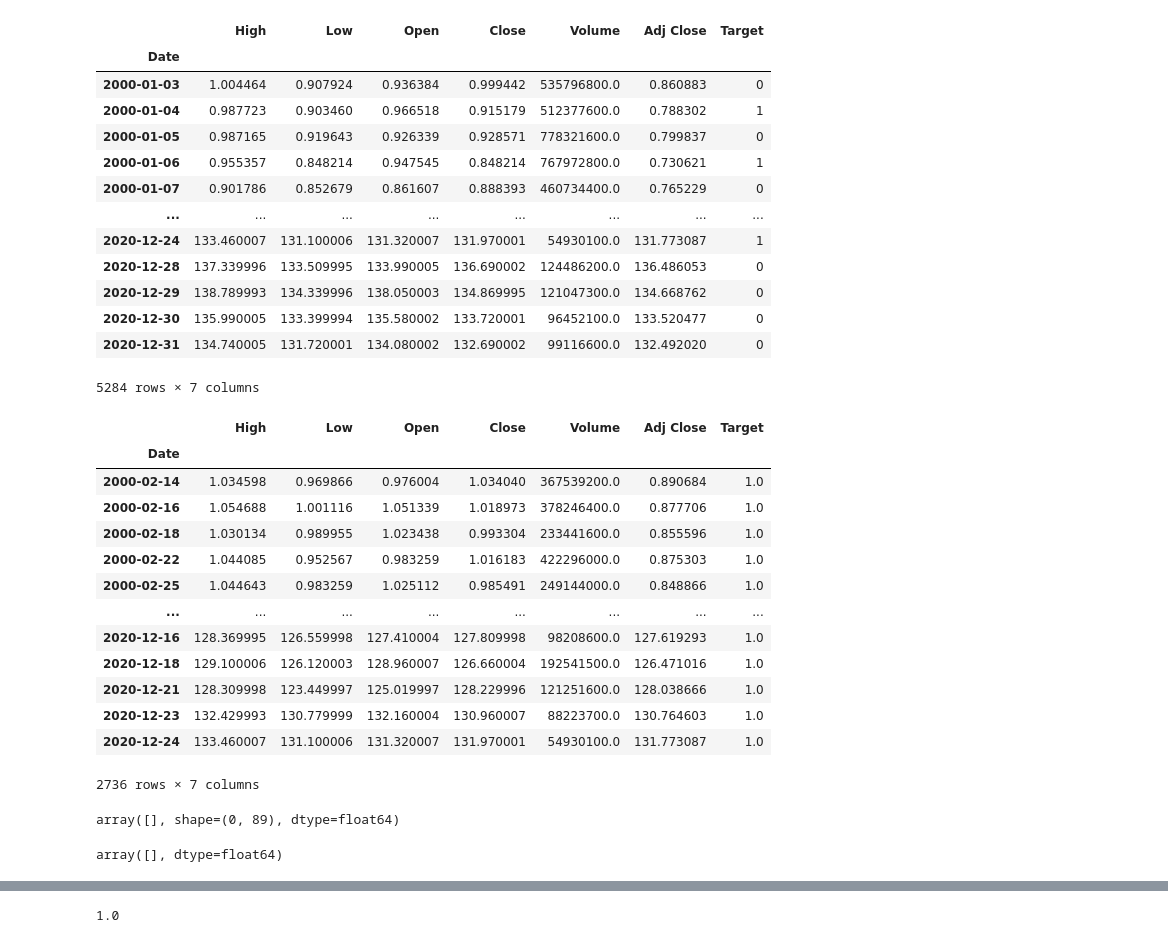
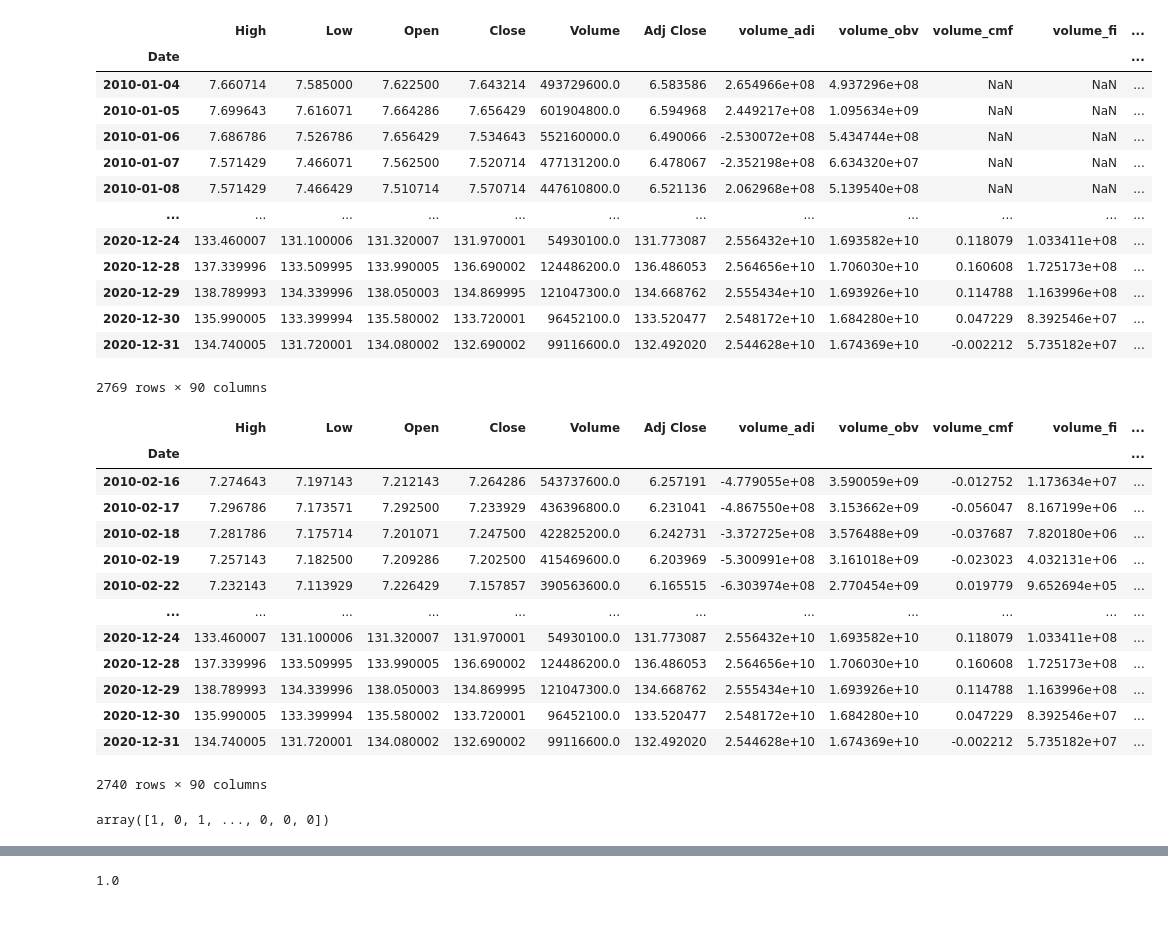
Before and after one commit to sergiocabrales/python, a Jupyter notebook: MachineLearning2.ipynb, the cells around one changed output, grey strips where cells are left out. Saved outputs shown, nothing was run; the diff lists cells and outputs as text; code cells hidden in the pictures.

```diff
--- a/MachineLearning2.ipynb
+++ b/MachineLearning2.ipynb
@@ -23,7 +31,7 @@ from ta import add_all_ta_features
 from ta.utils import dropna
 # %%
 # Get the stock quote
-df = web.DataReader('AAPL', data_source='yahoo',start='2000-01-01', end='2021-01-01')
+df = web.DataReader('AAPL', data_source='yahoo',start='2010-01-01', end='2021-01-01')
 df
 # %% [output]
 |  | High | Low | Open | Close | Volume | Adj Close |
@@ -85,41 +68,42 @@ df
 # %%
 # Create the Target column
-df['Target'] = np.where(df['Close'].shift(-1) > df['Close'], 1, 0)
+# df['Target'] = np.where(df['Close'].shift(-1) > df['Close'], 1, 0)
+df['Target'] = np.where(df['Close'] > df['Open'], 1, 0)
 # Show the data
 df
 # %% [output]
-|  | High | Low | Open | Close | Volume | Adj Close | Target |
-| Date |  |  |  |  |  |  |  |
-| 2000-01-03 | 1.004464 | 0.907924 | 0.936384 | 0.999442 | 535796800.0 | 0.860883 | 0 |
-| 2000-01-04 | 0.987723 | 0.903460 | 0.966518 | 0.915179 | 512377600.0 | 0.788302 | 1 |
-| 2000-01-05 | 0.987165 | 0.919643 | 0.926339 | 0.928571 | 778321600.0 | 0.799837 | 0 |
-| 2000-01-06 | 0.955357 | 0.848214 | 0.947545 | 0.848214 | 767972800.0 | 0.730621 | 1 |
-| 2000-01-07 | 0.901786 | 0.852679 | 0.861607 | 0.888393 | 460734400.0 | 0.765229 | 0 |
-| ... | ... | ... | ... | ... | ... | ... | ... |
-| 2020-12-24 | 133.460007 | 131.100006 | 131.320007 | 131.970001 | 54930100.0 | 131.773087 | 1 |
-| 2020-12-28 | 137.339996 | 133.509995 | 133.990005 | 136.690002 | 124486200.0 | 136.486053 | 0 |
-| 2020-12-29 | 138.789993 | 134.339996 | 138.050003 | 134.869995 | 121047300.0 | 134.668762 | 0 |
-| 2020-12-30 | 135.990005 | 133.399994 | 135.580002 | 133.720001 | 96452100.0 | 133.520477 | 0 |
-| 2020-12-31 | 134.740005 | 131.720001 | 134.080002 | 132.690002 | 99116600.0 | 132.492020 | 0 |
+|  | High | Low | Open | Close | Volume | Adj Close | volume_adi | volume_obv | volume_cmf | volume_fi | ... |
+| Date |  |  |  |  |  |  |  |  |  |  | ... |
+| 2010-01-04 | 7.660714 | 7.585000 | 7.622500 | 7.643214 | 493729600.0 | 6.583586 | 2.654966e+08 | 4.937296e+08 | NaN | NaN | ... |
+| 2010-01-05 | 7.699643 | 7.616071 | 7.664286 | 7.656429 | 601904800.0 | 6.594968 | 2.449217e+08 | 1.095634e+09 | NaN | NaN | ... |
+| 2010-01-06 | 7.686786 | 7.526786 | 7.656429 | 7.534643 | 552160000.0 | 6.490066 | -2.530072e+08 | 5.434744e+08 | NaN | NaN | ... |
+| 2010-01-07 | 7.571429 | 7.466071 | 7.562500 | 7.520714 | 477131200.0 | 6.478067 | -2.352198e+08 | 6.634320e+07 | NaN | NaN | ... |
+| 2010-01-08 | 7.571429 | 7.466429 | 7.510714 | 7.570714 | 447610800.0 | 6.521136 | 2.062968e+08 | 5.139540e+08 | NaN | NaN | ... |
+| ... | ... | ... | ... | ... | ... | ... | ... | ... | ... | ... | ... |
+| 2020-12-24 | 133.460007 | 131.100006 | 131.320007 | 131.970001 | 54930100.0 | 131.773087 | 2.556432e+10 | 1.693582e+10 | 0.118079 | 1.033411e+08 | ... |
+| 2020-12-28 | 137.339996 | 133.509995 | 133.990005 | 136.690002 | 124486200.0 | 136.486053 | 2.564656e+10 | 1.706030e+10 | 0.160608 | 1.725173e+08 | ... |
+| 2020-12-29 | 138.789993 | 134.339996 | 138.050003 | 134.869995 | 121047300.0 | 134.668762 | 2.555434e+10 | 1.693926e+10 | 0.114788 | 1.163996e+08 | ... |
+| 2020-12-30 | 135.990005 | 133.399994 | 135.580002 | 133.720001 | 96452100.0 | 133.520477 | 2.548172e+10 | 1.684280e+10 | 0.047229 | 8.392546e+07 | ... |
+| 2020-12-31 | 134.740005 | 131.720001 | 134.080002 | 132.690002 | 99116600.0 | 132.492020 | 2.544628e+10 | 1.674369e+10 | -0.002212 | 5.735182e+07 | ... |
-5284 rows × 7 columns
+2769 rows × 90 columns
 # %%
 #Remove the first 29 days of data
 df = df[29:]
 # Clean NaN values
-df = dropna(df)
+# df = dropna(df)
 df
 # %% [output]
-|  | High | Low | Open | Close | Volume | Adj Close | Target |
-| Date |  |  |  |  |  |  |  |
-| 2000-02-14 | 1.034598 | 0.969866 | 0.976004 | 1.034040 | 367539200.0 | 0.890684 | 1.0 |
-| 2000-02-16 | 1.054688 | 1.001116 | 1.051339 | 1.018973 | 378246400.0 | 0.877706 | 1.0 |
-| 2000-02-18 | 1.030134 | 0.989955 | 1.023438 | 0.993304 | 233441600.0 | 0.855596 | 1.0 |
-| 2000-02-22 | 1.044085 | 0.952567 | 0.983259 | 1.016183 | 422296000.0 | 0.875303 | 1.0 |
-| 2000-02-25 | 1.044643 | 0.983259 | 1.025112 | 0.985491 | 249144000.0 | 0.848866 | 1.0 |
-| ... | ... | ... | ... | ... | ... | ... | ... |
-| 2020-12-16 | 128.369995 | 126.559998 | 127.410004 | 127.809998 | 98208600.0 | 127.619293 | 1.0 |
-| 2020-12-18 | 129.100006 | 126.120003 | 128.960007 | 126.660004 | 192541500.0 | 126.471016 | 1.0 |
-| 2020-12-21 | 128.309998 | 123.449997 | 125.019997 | 128.229996 | 121251600.0 | 128.038666 | 1.0 |
-| 2020-12-23 | 132.429993 | 130.779999 | 132.160004 | 130.960007 | 88223700.0 | 130.764603 | 1.0 |
-| 2020-12-24 | 133.460007 | 131.100006 | 131.320007 | 131.970001 | 54930100.0 | 131.773087 | 1.0 |
+|  | High | Low | Open | Close | Volume | Adj Close | volume_adi | volume_obv | volume_cmf | volume_fi | ... |
+| Date |  |  |  |  |  |  |  |  |  |  | ... |
+| 2010-02-16 | 7.274643 | 7.197143 | 7.212143 | 7.264286 | 543737600.0 | 6.257191 | -4.779055e+08 | 3.590059e+09 | -0.012752 | 1.173634e+07 | ... |
+| 2010-02-17 | 7.296786 | 7.173571 | 7.292500 | 7.233929 | 436396800.0 | 6.231041 | -4.867550e+08 | 3.153662e+09 | -0.056047 | 8.167199e+06 | ... |
+| 2010-02-18 | 7.281786 | 7.175714 | 7.201071 | 7.247500 | 422825200.0 | 6.242731 | -3.372725e+08 | 3.576488e+09 | -0.037687 | 7.820180e+06 | ... |
+| 2010-02-19 | 7.257143 | 7.182500 | 7.209286 | 7.202500 | 415469600.0 | 6.203969 | -5.300991e+08 | 3.161018e+09 | -0.023023 | 4.032131e+06 | ... |
+| 2010-02-22 | 7.232143 | 7.113929 | 7.226429 | 7.157857 | 390563600.0 | 6.165515 | -6.303974e+08 | 2.770454e+09 | 0.019779 | 9.652694e+05 | ... |
+| ... | ... | ... | ... | ... | ... | ... | ... | ... | ... | ... | ... |
+| 2020-12-24 | 133.460007 | 131.100006 | 131.320007 | 131.970001 | 54930100.0 | 131.773087 | 2.556432e+10 | 1.693582e+10 | 0.118079 | 1.033411e+08 | ... |
+| 2020-12-28 | 137.339996 | 133.509995 | 133.990005 | 136.690002 | 124486200.0 | 136.486053 | 2.564656e+10 | 1.706030e+10 | 0.160608 | 1.725173e+08 | ... |
+| 2020-12-29 | 138.789993 | 134.339996 | 138.050003 | 134.869995 | 121047300.0 | 134.668762 | 2.555434e+10 | 1.693926e+10 | 0.114788 | 1.163996e+08 | ... |
+| 2020-12-30 | 135.990005 | 133.399994 | 135.580002 | 133.720001 | 96452100.0 | 133.520477 | 2.548172e+10 | 1.684280e+10 | 0.047229 | 8.392546e+07 | ... |
+| 2020-12-31 | 134.740005 | 131.720001 | 134.080002 | 132.690002 | 99116600.0 | 132.492020 | 2.544628e+10 | 1.674369e+10 | -0.002212 | 5.735182e+07 | ... |
-2736 rows × 7 columns
+2740 rows × 90 columns
@@ -155,8 +110,6 @@ Y = df['Target'].values
-# %%
-X
-# %% [output]
-array([], shape=(0, 89), dtype=float64)
-# %%
-Y
-# %% [output]
-array([], dtype=float64)
+# %%
+#Split tha data set into a feature or independent data set (X) and a Target or dependent data set (Y)
+Y = df['Target'].values
+Y
+# %% [output]
+array([1, 0, 1, ..., 0, 0, 0])
```
Also changed, not shown: parts of 17 cells of this notebook.
